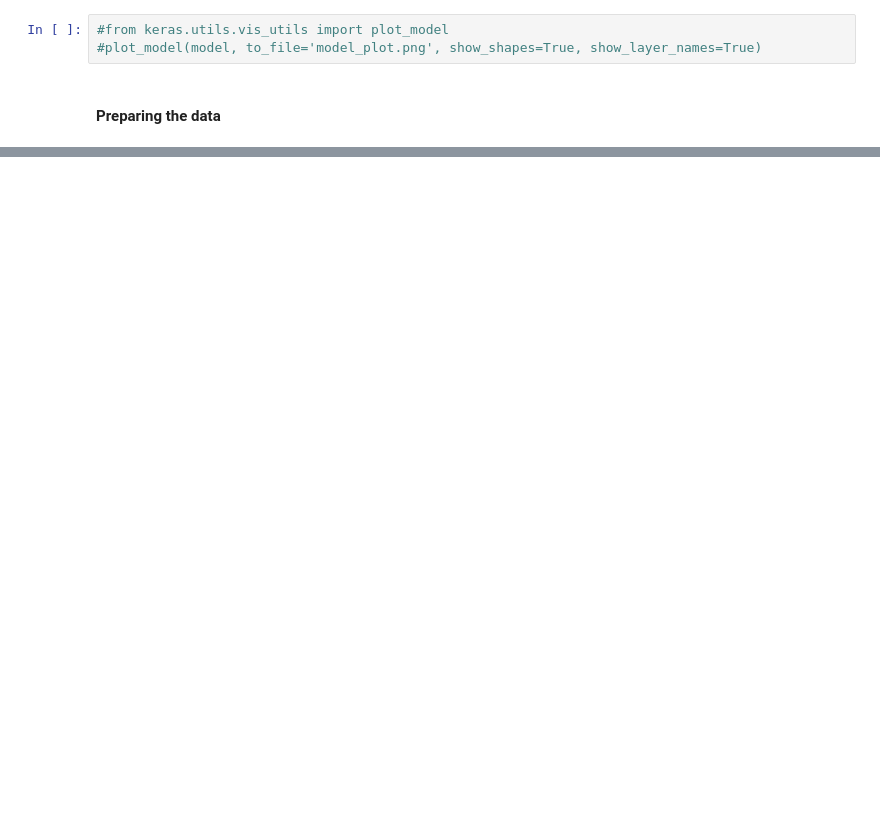
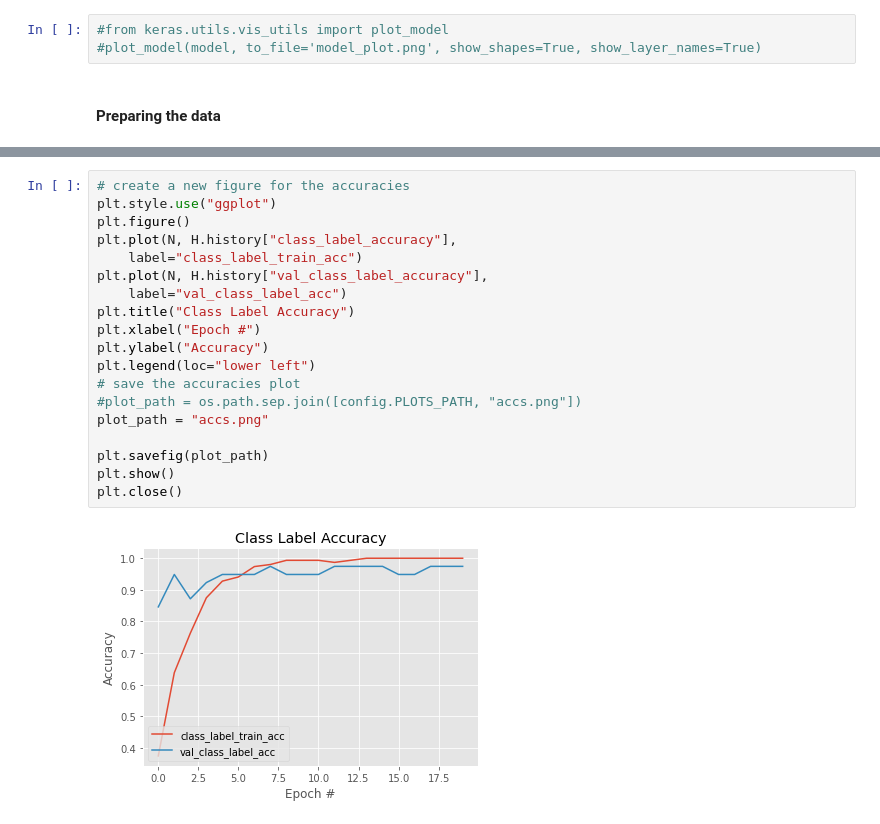
Before and after one commit to anujshah1003/LearningObjectDetection, a Jupyter notebook: object_detection_with_bbox_regression/object_detection_bbox_regression.ipynb, the cells around one changed output, grey strips where cells are left out. Drawn from its saved outputs; the diff is of its cells as text; blank space fills up the shorter version.

```diff
--- a/object_detection_with_bbox_regression/object_detection_bbox_regression.ipynb
+++ b/object_detection_with_bbox_regression/object_detection_bbox_regression.ipynb
@@ -110,0 +376,21 @@ base_img_path=os.path.join(base_data_path,"images")
+# %%
+# create a new figure for the accuracies
+plt.style.use("ggplot")
+plt.figure()
+plt.plot(N, H.history["class_label_accuracy"],
+	label="class_label_train_acc")
+plt.plot(N, H.history["val_class_label_accuracy"],
+	label="val_class_label_acc")
+plt.title("Class Label Accuracy")
+plt.xlabel("Epoch #")
+plt.ylabel("Accuracy")
+plt.legend(loc="lower left")
+# save the accuracies plot
+#plot_path = os.path.sep.join([config.PLOTS_PATH, "accs.png"])
+plot_path = "accs.png"
+
+plt.savefig(plot_path)
+plt.show()
+plt.close()
+# %% [output]
+[figure, added]
```
Also changed, not shown: parts of 30 cells of this notebook.
